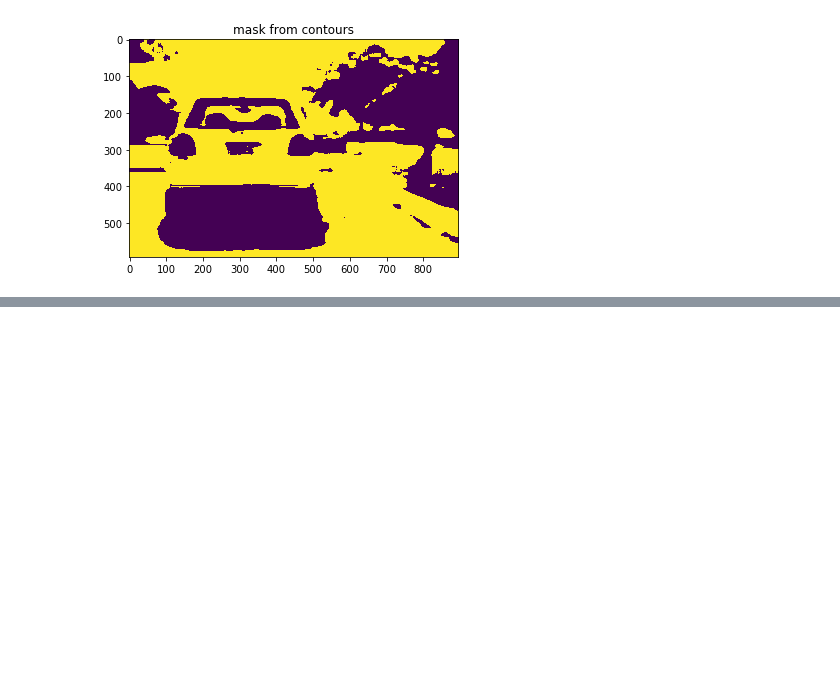
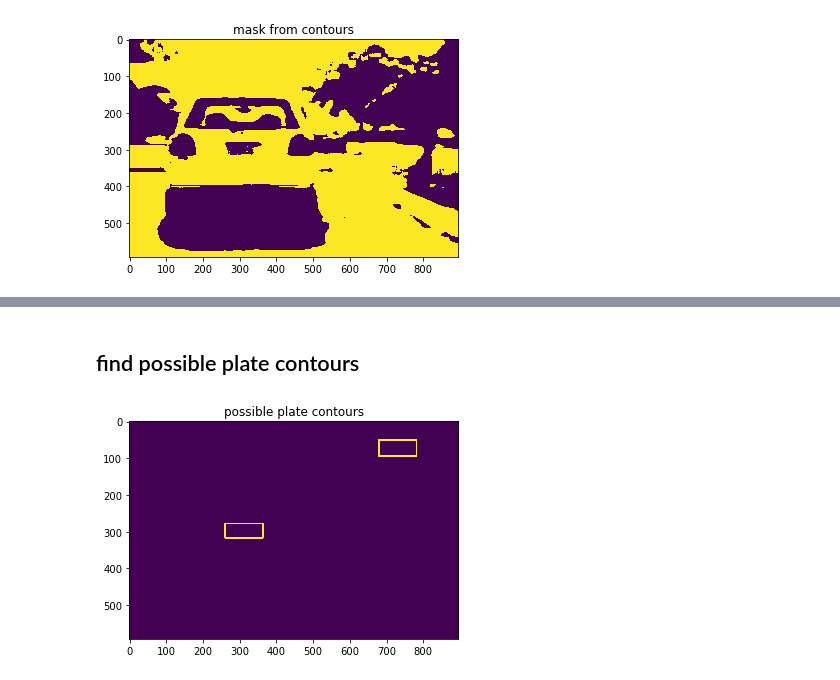
Before and after one commit to medenzon/ComputerVision, a Jupyter notebook: LicensePlateFinder.ipynb, the cells around one changed output, grey strips where cells are left out. Saved outputs shown, nothing was run; the diff lists cells and outputs as text; code cells hidden in the pictures; blank space fills up the shorter version.

```diff
--- a/LicensePlateFinder.ipynb
+++ b/LicensePlateFinder.ipynb
@@ -103,0 +71,8 @@ cv.draw(img7,title='large bounding boxes')
+# %% [markdown]
+## find possible plate contours
+# %%
+ppcnt = cv.possiblePlateContours(lcnt,img0)
+img8 = cv.boundingBoxImage(ppcnt,img0)
+cv.draw(img8,title='possible plate contours',gray=False)
+# %% [output]
+[figure, added]
```
Also changed, not shown: parts of 15 cells of this notebook, 2 other files.
